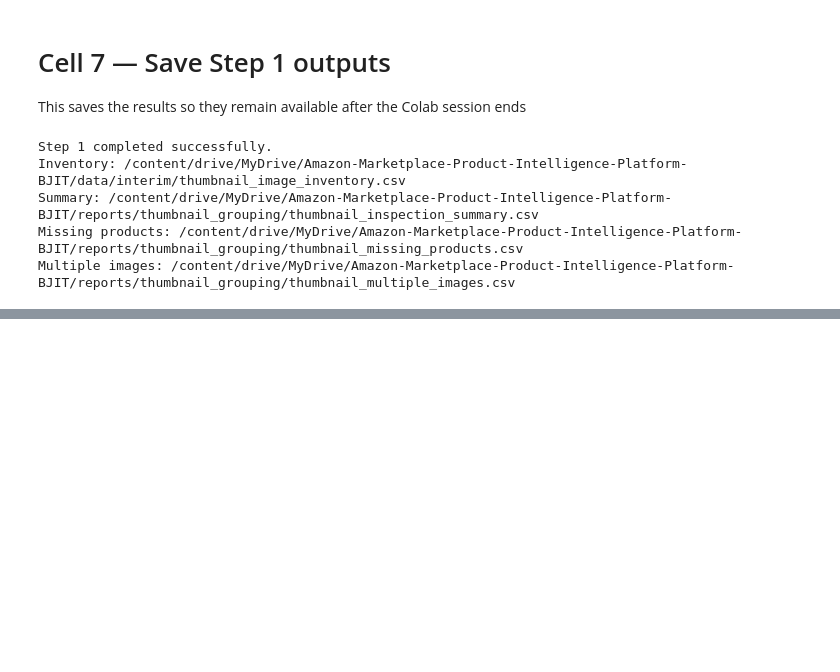
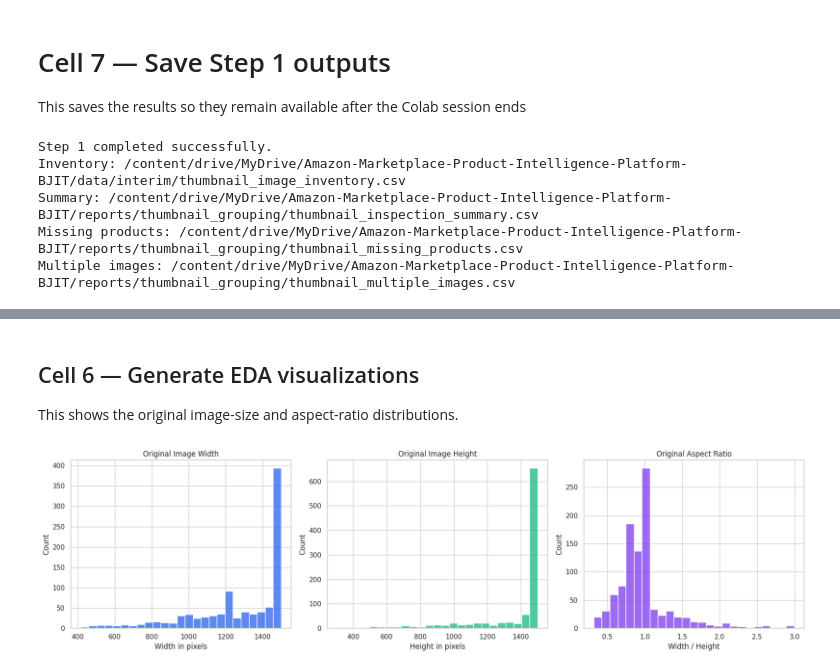
Before and after one commit to farhan065/Amazon-Marketplace-Product-Intelligence-Platform, a Jupyter notebook: notebooks/thumbnail_grouping/01_thumbnail_preprocessing_eda_ipynb.ipynb, the cells around one changed output, grey strips where cells are left out. Drawn from its saved outputs; the diff is of its cells as text; code cells hidden in the pictures; blank space fills up the shorter version.

Commit message:
Note book is updated for thumbnail grouping feature

```diff
--- a/notebooks/thumbnail_grouping/01_thumbnail_preprocessing_eda_ipynb.ipynb
+++ b/notebooks/thumbnail_grouping/01_thumbnail_preprocessing_eda_ipynb.ipynb
@@ -732,0 +1404,76 @@ Multiple images: /content/drive/MyDrive/Amazon-Marketplace-Product-Intelligence-
+# %% [markdown]
+## Cell 6 — Generate EDA visualizations
+
+This shows the original image-size and aspect-ratio distributions.
+# %%
+# ============================================================
+# Step 2.6: Image EDA
+# ============================================================
+
+sns.set_theme(
+    style="whitegrid"
+)
+
+figure, axes = plt.subplots(
+    1,
+    3,
+    figsize=(18, 5),
+)
+
+sns.histplot(
+    data=clean_thumbnail_index,
+    x="original_width",
+    bins=25,
+    ax=axes[0],
+    color="#2563EB",
+)
+
+axes[0].set_title(
+    "Original Image Width"
+)
+
+axes[0].set_xlabel("Width in pixels")
+
+
+sns.histplot(
+    data=clean_thumbnail_index,
+    x="original_height",
+    bins=25,
+    ax=axes[1],
+    color="#10B981",
+)
+
+axes[1].set_title(
+    "Original Image Height"
+)
+
+axes[1].set_xlabel("Height in pixels")
+
+
+sns.histplot(
+    data=clean_thumbnail_index,
+    x="original_aspect_ratio",
+    bins=25,
+    ax=axes[2],
+    color="#7C3AED",
+)
+
+axes[2].set_title(
+    "Original Aspect Ratio"
+)
+
+axes[2].set_xlabel(
+    "Width / Height"
+)
+
+plt.tight_layout()
+
+figure.savefig(
+    EDA_FIGURE_PATH,
+    dpi=160,
+    bbox_inches="tight",
+)
+
+plt.show()
+# %% [output]
+[figure, added]
```
Also changed, not shown: parts of 74 cells of this notebook, 1 other file.
